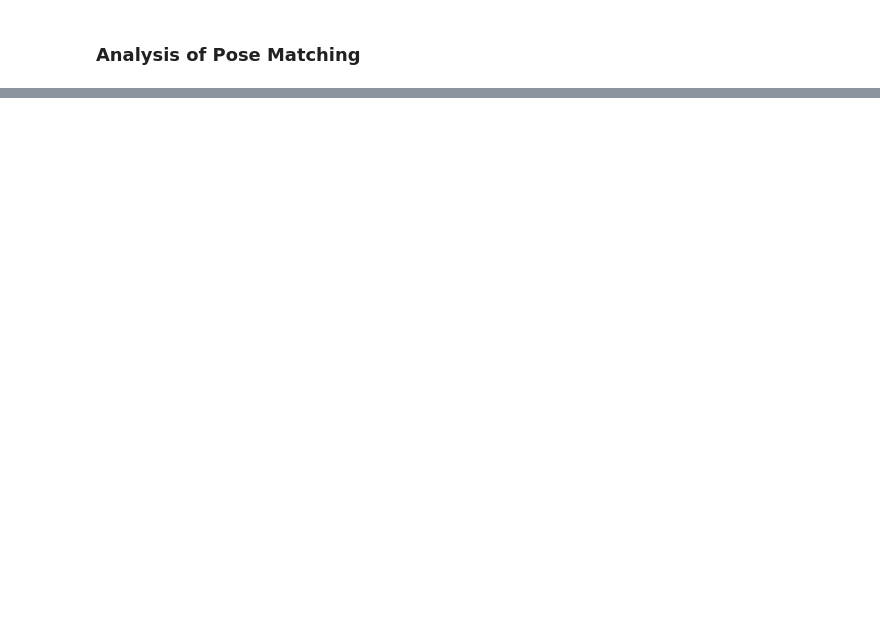
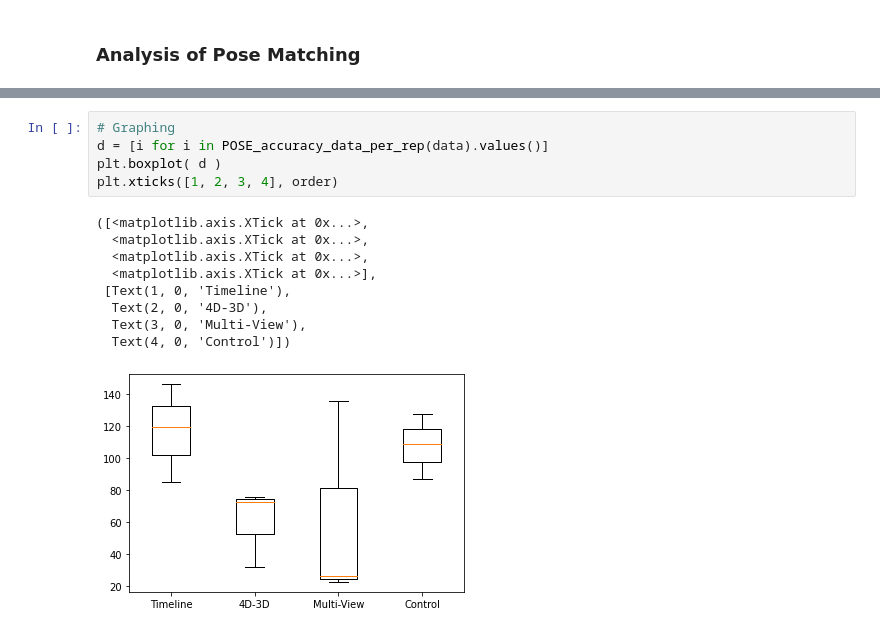
Before and after one commit to JoeSubbi/3D-Renderer-for-4D-Objects, a Jupyter notebook: Data Analysis/SingleFileAnalysis.ipynb, the cells around one changed output, grey strips where cells are left out. Cells and saved outputs as stored; diff of their text form; blank space fills up the shorter version.

```diff
--- a/Data Analysis/SingleFileAnalysis.ipynb
+++ b/Data Analysis/SingleFileAnalysis.ipynb
@@ -260,0 +607,15 @@ def rad_deg(x):
+# %%
+# Graphing
+d = [i for i in POSE_accuracy_data_per_rep(data).values()]
+plt.boxplot( d )
+plt.xticks([1, 2, 3, 4], order)
+# %% [output]
+([<matplotlib.axis.XTick at 0x...>,
+  <matplotlib.axis.XTick at 0x...>,
+  <matplotlib.axis.XTick at 0x...>,
+  <matplotlib.axis.XTick at 0x...>],
+ [Text(1, 0, 'Timeline'),
+  Text(2, 0, '4D-3D'),
+  Text(3, 0, 'Multi-View'),
+  Text(4, 0, 'Control')])
+[figure, added]
```
Also changed, not shown: parts of 11 cells of this notebook, 7 other files.
